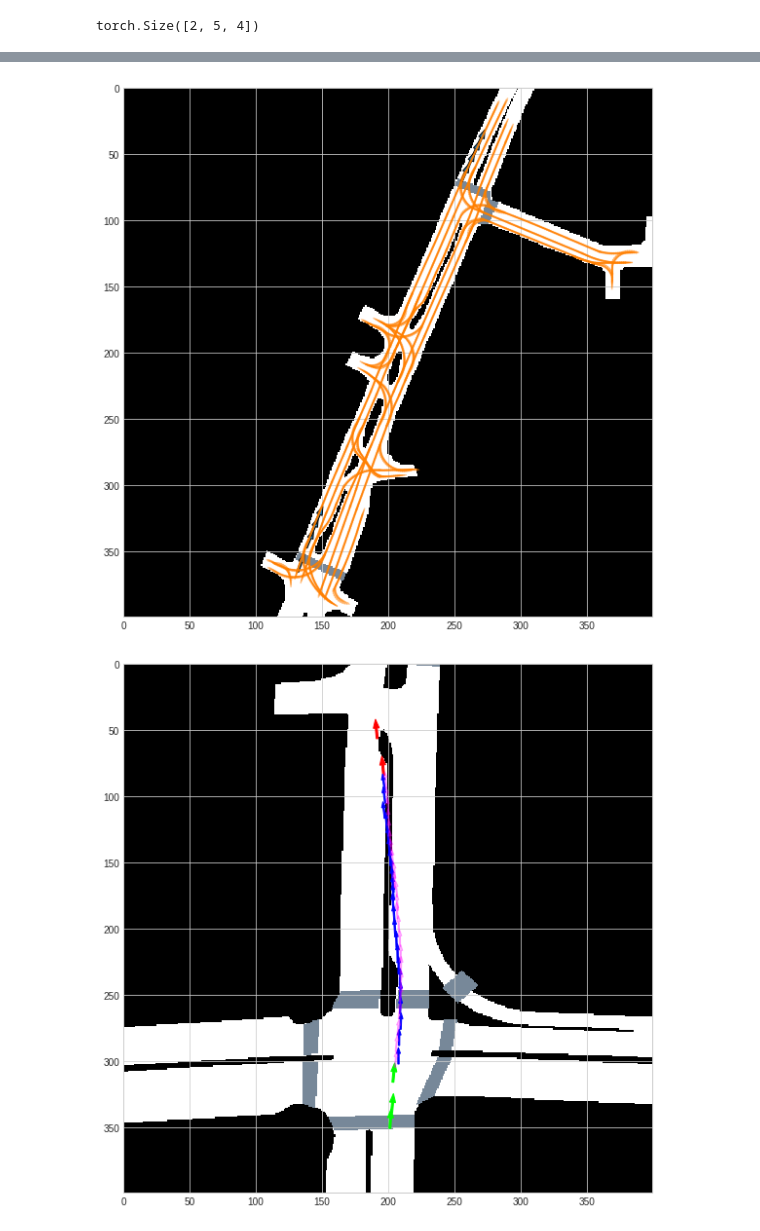
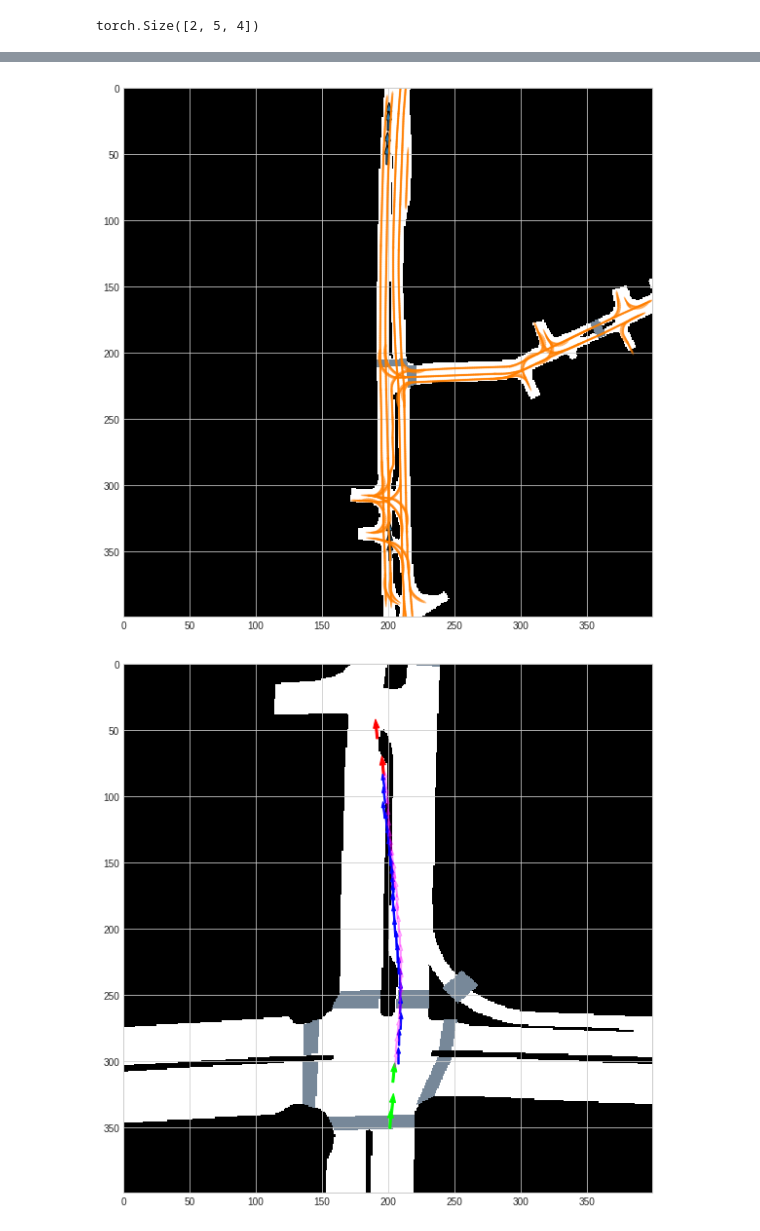
Before and after one commit to tudelft-iv-students/offline-tracking-with-object-permanence, a Jupyter notebook: test.ipynb, the cells around one changed output, grey strips where cells are left out. Cells and saved outputs as stored; diff of their text form; code cells hidden in the pictures.

```diff
--- a/test.ipynb
+++ b/test.ipynb
@@ -65,6 +124,6 @@ from train_eval.visualizer import Visualizer
 # writer = SummaryWriter(log_dir=os.path.join('/home/stanliu/code/pgp/PGP/output/test_ram', 'tensorboard_logs'))
 # trainer = Trainer(cfg, "/home/stanliu/data/mnt/nuScenes/", "/home/stanliu/code/pgp/PGP/preprocess_home","output/test_home_original_9/checkpoints/7.tar")
 # visualizer = Visualizer(cfg, "/home/stanliu/data/mnt/nuScenes/", "/home/stanliu/code/pgp/PGP/preprocess_home","output/test_home_original_7/checkpoints/7.tar")
-trainer = Trainer(cfg, "/home/stanliu/data/mnt/nuScenes/", "preprocess_graph_mini_test/")
+trainer = Trainer(cfg, "/home/stanliu/data/mnt/nuScenes/", "preprocess_graph/")
 #
 # trainer = Trainer(cfg, "/home/stanliu/data/mnt/nuScenes/", "/home/stanliu/code/pgp/PGP/preprocess")
@@ -175,7 +255,7 @@ subset = torch.utils.data.Subset(trainer.tr_dl.dataset, indices)
 trainloader = torch.utils.data.DataLoader(subset , batch_size =  36  , shuffle =False,num_workers=6, pin_memory=True) #set shuffle to False
 # %%
 import train_eval.utils as u
-for i,data in enumerate(trainer.tr_dl):
+for i,data in enumerate(trainer.val_dl):
     # torch.cuda.empty_cache()
     # Load data
 
@@ -184,6 +264,18 @@ for i,data in enumerate(trainer.tr_dl):
     gt_test=data['ground_truth']
 
     break
+# %%
+inputs=data_test
+self=trainer.model.encoder
+target_agent_representation=inputs['target_agent_representation']
+hist=target_agent_representation['history']['traj']
+hist_mask=target_agent_representation['history']['mask']
+future=target_agent_representation['future']['traj']
+future_mask=target_agent_representation['future']['mask']
+concat=target_agent_representation['concat_motion']['traj']
+concat_mask=target_agent_representation['concat_motion']['mask']
+target_past_embedding = self.leaky_relu(self.target_past_emb(hist))
+target_future_embedding = self.leaky_relu(self.target_fut_emb(future))
 # %%
 len(predictions['traj'])
 # %% [output]
@@ -258,7 +430,7 @@ yaw = quaternion_yaw(Quaternion(sample_annotation['rotation']))
 yaw_corrected = correct_yaw(yaw)
 global_pose=(x,y,yaw_corrected)
 if 'origin' in data_test:
-    origin=(data_test['origin'][0][sample_id].item(),data_test['origin'][1][sample_id].item(),data_test['origin'][2][sample_id].item())
+    origin=tuple([data_test['origin'][sample_id,0].item(),data_test['origin'][sample_id,1].item(),data_test['origin'][sample_id,2].item()])
 else:
     coords_fut,global_yaw_fut,time_fut = helper.get_future_for_agent(instance_token, sample_token, seconds=2+prediction_horizon, in_agent_frame=False,add_yaw_and_time=True)
 
@@ -312,34 +484,35 @@ for mask, color in zip(masks, colors):
 lanes=data_test['map_representation']['lane_node_feats'][sample_id].flatten(0,1).clone()
 # submask=torch.zeros_like(data_test['map_representation']['lane_node_feats'][sample_id])
 # for i in data_test['map_representation']['s_next'][sample_id,0,:-1]:
 #     # print(i)
 #     submask[0]=1
 # lanes*=submask.flatten(0,1)
 lanes_mask=data_test['map_representation']['lane_node_feats'][sample_id].flatten(0,1)[:,0].bool()
 image = Rasterizer().combine(images)
 pose_future_mask=~data_test['target_agent_representation']['future']['mask'][sample_id][:,0].bool()
 pose_hist_mask=~data_test['target_agent_representation']['history']['mask'][sample_id][:,0].bool()
 xs, ys, dxs, dys=local_pose_to_image(future,pose_future_mask,resolution,canvas_size)
 xsh, ysh, dxsh, dysh=local_pose_to_image(hist,pose_hist_mask,resolution,canvas_size)
 xsl, ysl, dxsl, dysl=local_pose_to_image(lanes,lanes_mask,resolution,canvas_size,5)
 # plt.imshow(image)
 fig = plt.figure(figsize = (10,10))
 ax = fig.add_subplot(1,1,1)
 ax.imshow(image)
 for x, y, dx, dy in zip(xs, ys, dxs, dys):
     ax.arrow(x, y, dx, dy, width=1.5)
 for x, y, dx, dy in zip(xsh, ysh, dxsh, dysh):
     ax.arrow(x, y, dx, dy, width=1.5)
 for x, y, dx, dy in zip(xsl, ysl, dxsl, dysl):
     ax.arrow(x, y, dx, dy, width=0.5, color=(1,0.5,0,0.3))
+ax.imshow(image)
 fig.canvas.draw()
 # image_from_plot = np.frombuffer(fig.canvas.tostring_rgb(), dtype=np.uint8)
 # image_from_plot = image_from_plot.reshape(fig.canvas.get_width_height()[::-1] + (3,))
 # plt.close(fig)
 # import matplotlib.image
 # matplotlib.image.imsave('train_eval/test/name.png', image_from_plot)
 # %% [output]
-[figure, old version]
+[figure, new version]
 # %%
 with torch.no_grad():
     predictions=trainer.model(data_test)
```
Also changed, not shown: parts of 26 cells of this notebook, 28 other files.
